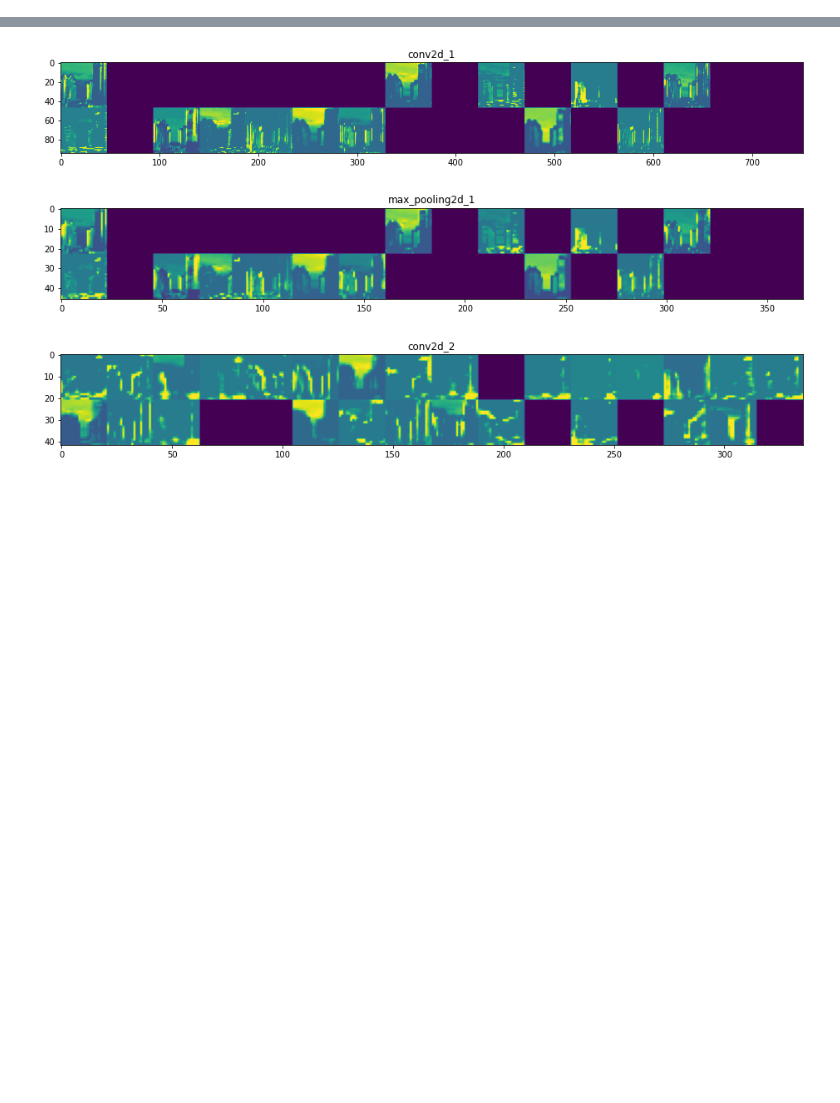
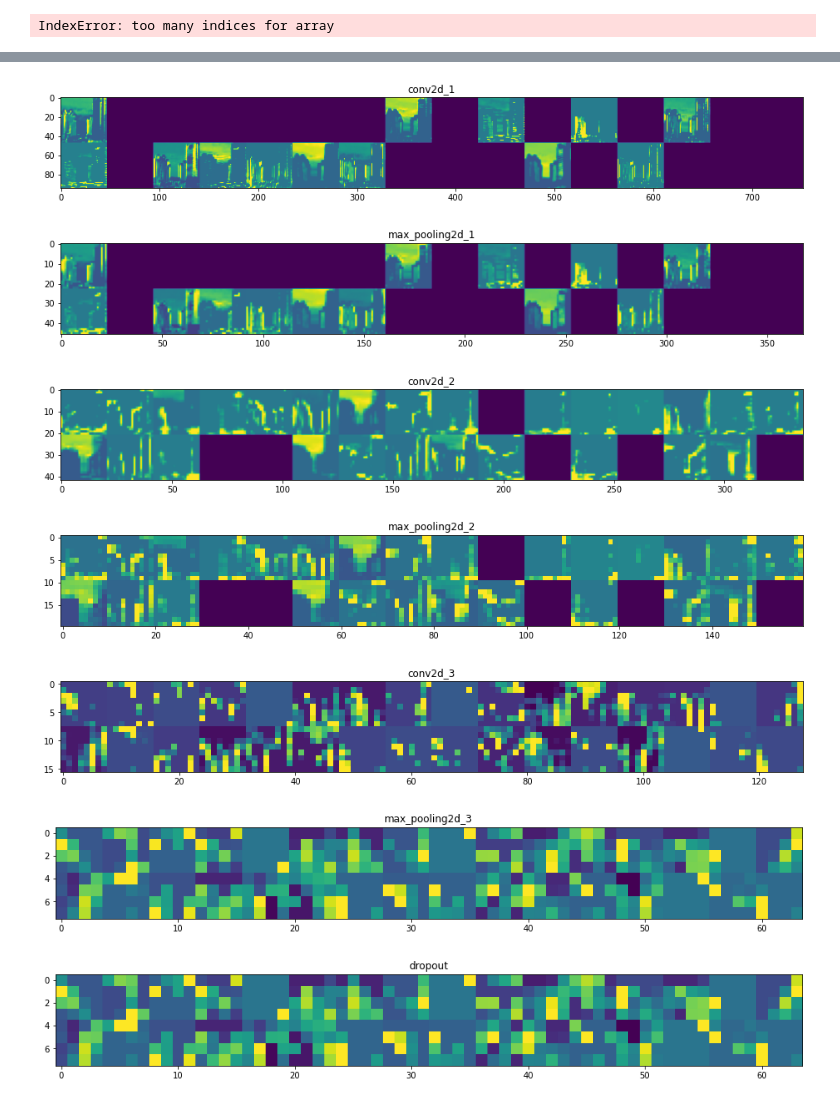
Before and after one commit to camlischke1/SceneClassificationCNN, a Jupyter notebook: VisualizeModels.ipynb, the cells around one changed output, grey strips where cells are left out. Cells and saved outputs as stored; diff of their text form; code cells hidden in the pictures; blank space fills up the shorter version.

Commit message:
all layers of regularized model

```diff
--- a/VisualizeModels.ipynb
+++ b/VisualizeModels.ipynb
@@ -32,7 +32,7 @@ print(img_tensor.shape)
 
 img_tensor = img_tensor.reshape(1,img_tensor.shape[0],img_tensor.shape[1],img_tensor.shape[2])
 # Extracts the outputs of the top 5 layers:
-layer_outputs = [layer.output for layer in model_best.layers[:5]]
+layer_outputs = [layer.output for layer in model_best.layers]
 # Creates a model that will return these outputs, given the model input:
 activation_model = models.Model(inputs=model_best.input, outputs=layer_outputs)
 
@@ -55,7 +55,7 @@ import keras
 
 # These are the names of the layers, so can have them as part of our plot
 layer_names = []
-for layer in model_best.layers[:5]:
+for layer in model_best.layers:
     layer_names.append(layer.name)
 
 images_per_row = 16
@@ -103,8 +102,13 @@ WARNING:tensorflow:5 out of the last 5 calls to <function Model.make_predict_fun
 (1, 98, 98, 64)
 [figure]
 [figure]
+IndexError: too many indices for array
 [figure]
 [figure]
 [figure]
 [figure]
 [figure]
+[figure, added]
+[figure, added]
+[figure, added]
+[figure, added]
```
Also changed, not shown: parts of 1 cell of this notebook.
